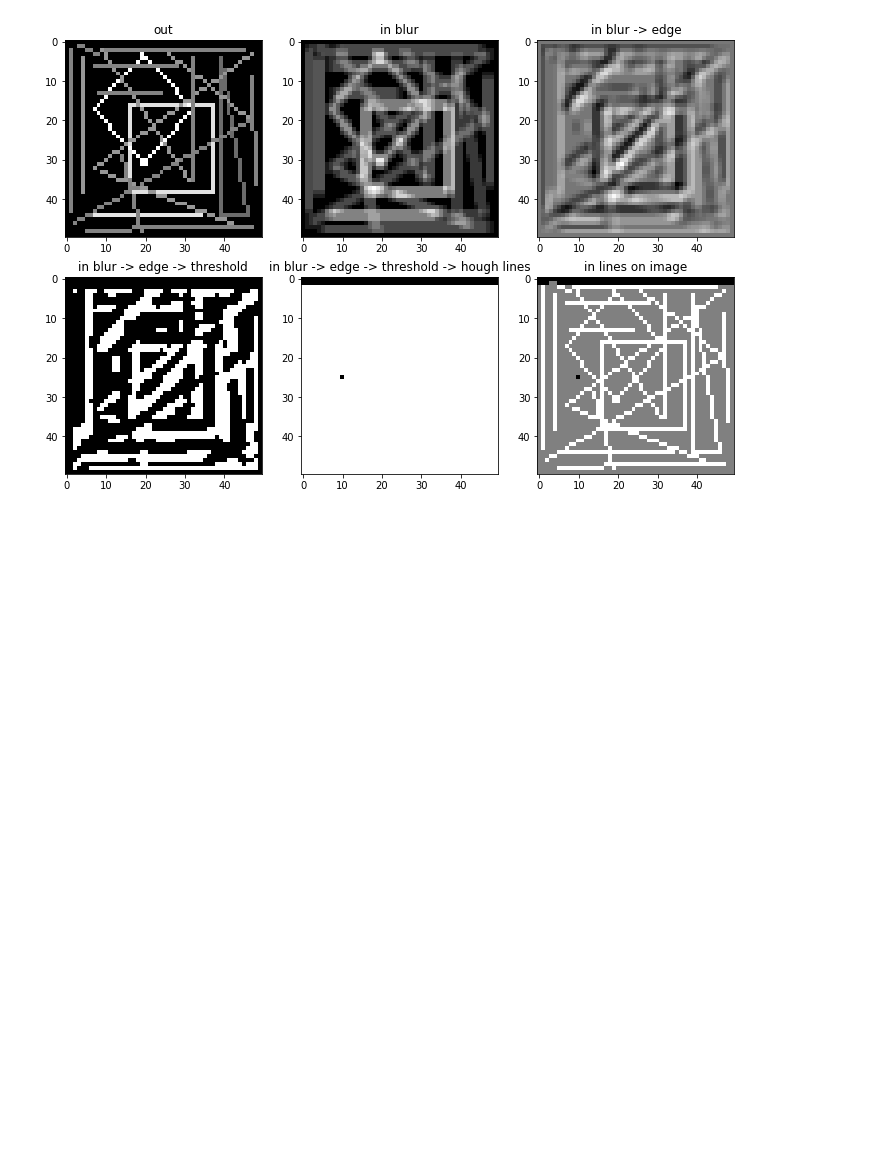
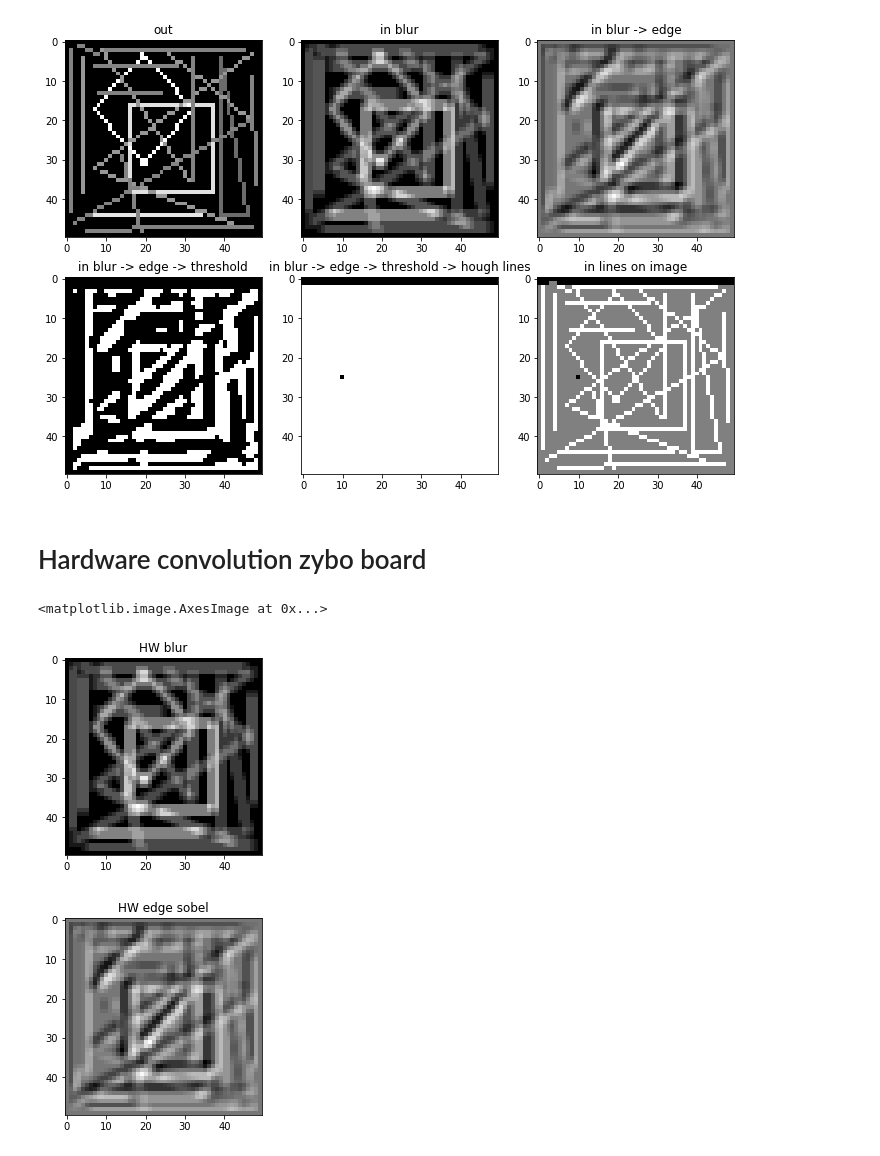
Before and after one commit to GuidoBallabio/embeddedPython, a Jupyter notebook: read_img_from_file.ipynb, the cells around one changed output. Cells and saved outputs as stored; diff of their text form; code cells hidden in the pictures; blank space fills up the shorter version.

```diff
--- a/read_img_from_file.ipynb
+++ b/read_img_from_file.ipynb
@@ -119,2 +107,20 @@ plt.savefig("SDKtest.pdf")
 # %% [output]
 [figure]
+# %% [markdown]
+# Hardware convolution zybo board
+# %%
+plt.figure(figsize=(12,8))
+ax = plt.subplot(1,3,1)
+ax.set_title("HW blur")
+inp = np.fromfile("./images/HW_BLUR",dtype=data_type)
+plt.imshow(inp.reshape(rows,cols),cmap="gray")
+
+plt.figure(figsize=(12,8))
+ax = plt.subplot(1,3,1)
+ax.set_title("HW edge sobel")
+inp = np.fromfile("./images/HW_EDGE",dtype=data_type)
+plt.imshow(inp.reshape(rows,cols),cmap="gray")
+# %% [output]
+<matplotlib.image.AxesImage at 0x...>
+[figure, added]
+[figure, added]
```
Also changed, not shown: parts of 4 cells of this notebook, 10 other files.
